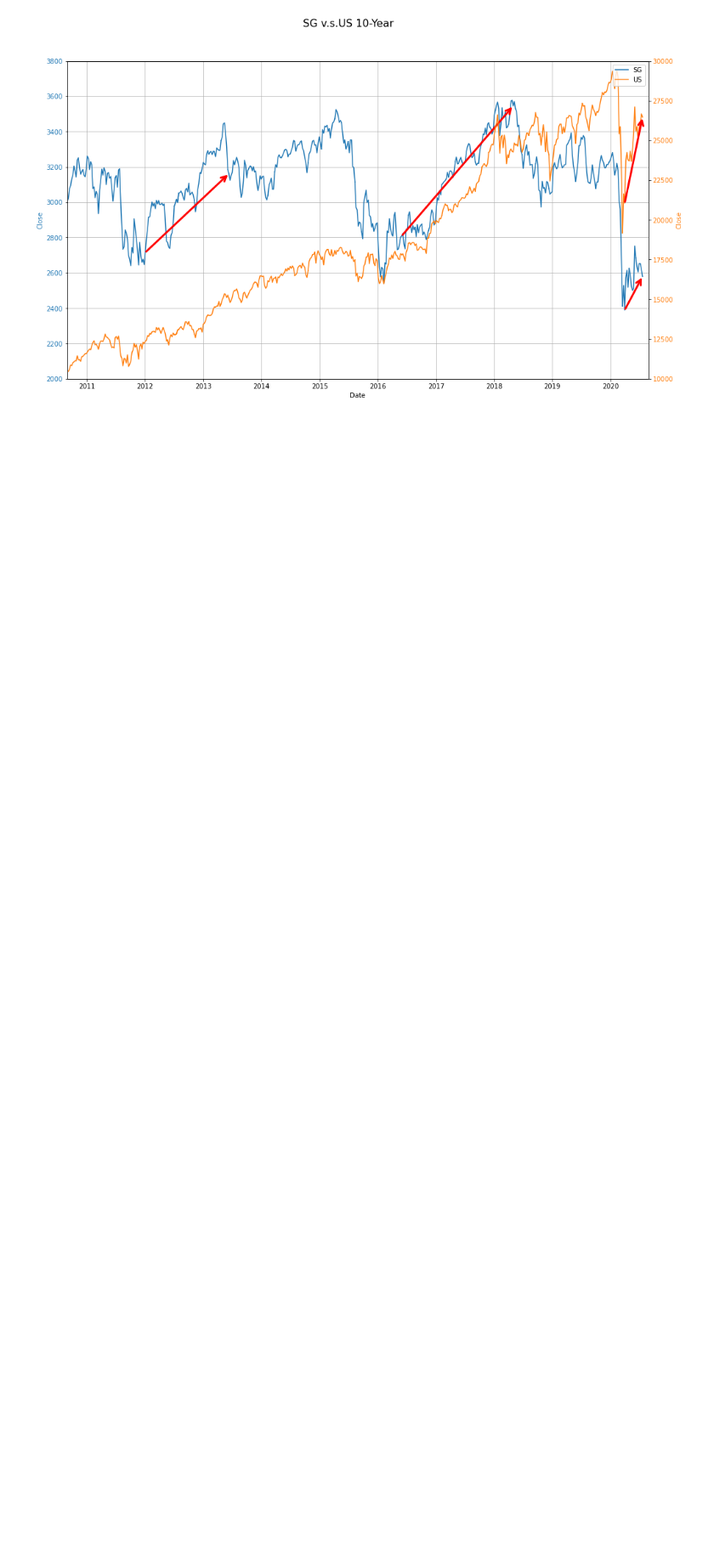
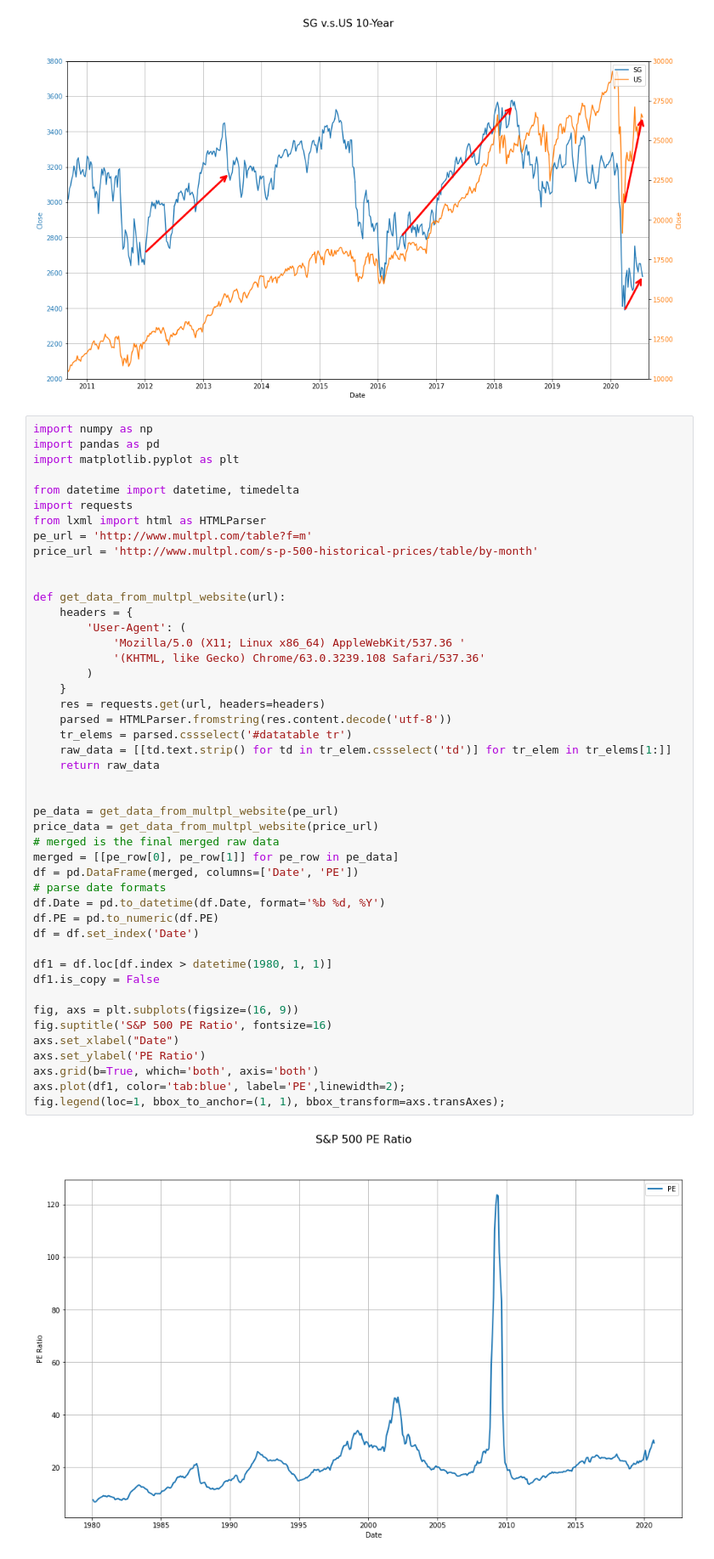
Before and after one commit to GuRuxixue/IE5600, a Jupyter notebook: Ruixue.ipynb, the cells around one changed output. Shown at 85% size. Cells and saved outputs as stored; diff of their text form; blank space fills up the shorter version.

```diff
--- a/Ruixue.ipynb
+++ b/Ruixue.ipynb
@@ -169,3 +169,51 @@ for i in range(522):
 plt.close('all')
 # %% [output]
 [figure]
+# %%
+import numpy as np
+import pandas as pd
+import matplotlib.pyplot as plt
+
+from datetime import datetime, timedelta
+import requests
+from lxml import html as HTMLParser
+pe_url = 'http://www.multpl.com/table?f=m'
+price_url = 'http://www.multpl.com/s-p-500-historical-prices/table/by-month'
+
+
+def get_data_from_multpl_website(url):
+    headers = {
+        'User-Agent': (
+            'Mozilla/5.0 (X11; Linux x86_64) AppleWebKit/537.36 '
+            '(KHTML, like Gecko) Chrome/63.0.3239.108 Safari/537.36'
+        )
+    }
+    res = requests.get(url, headers=headers)
+    parsed = HTMLParser.fromstring(res.content.decode('utf-8'))
+    tr_elems = parsed.cssselect('#datatable tr')
+    raw_data = [[td.text.strip() for td in tr_elem.cssselect('td')] for tr_elem in tr_elems[1:]]
+    return raw_data
+
+
+pe_data = get_data_from_multpl_website(pe_url)
+price_data = get_data_from_multpl_website(price_url)
+# merged is the final merged raw data
+merged = [[pe_row[0], pe_row[1]] for pe_row in pe_data]
+df = pd.DataFrame(merged, columns=['Date', 'PE'])
+# parse date formats
+df.Date = pd.to_datetime(df.Date, format='%b %d, %Y')
+df.PE = pd.to_numeric(df.PE)
+df = df.set_index('Date')
+
+df1 = df.loc[df.index > datetime(1980, 1, 1)]
+df1.is_copy = False
+
+fig, axs = plt.subplots(figsize=(16, 9))
+fig.suptitle('S&P 500 PE Ratio', fontsize=16)
+axs.set_xlabel("Date")
+axs.set_ylabel('PE Ratio')
+axs.grid(b=True, which='both', axis='both')
+axs.plot(df1, color='tab:blue', label='PE',linewidth=2);
+fig.legend(loc=1, bbox_to_anchor=(1, 1), bbox_transform=axs.transAxes);
+# %% [output]
+[figure, added]
```
Also changed, not shown: parts of 2 cells of this notebook, 5 other files.
